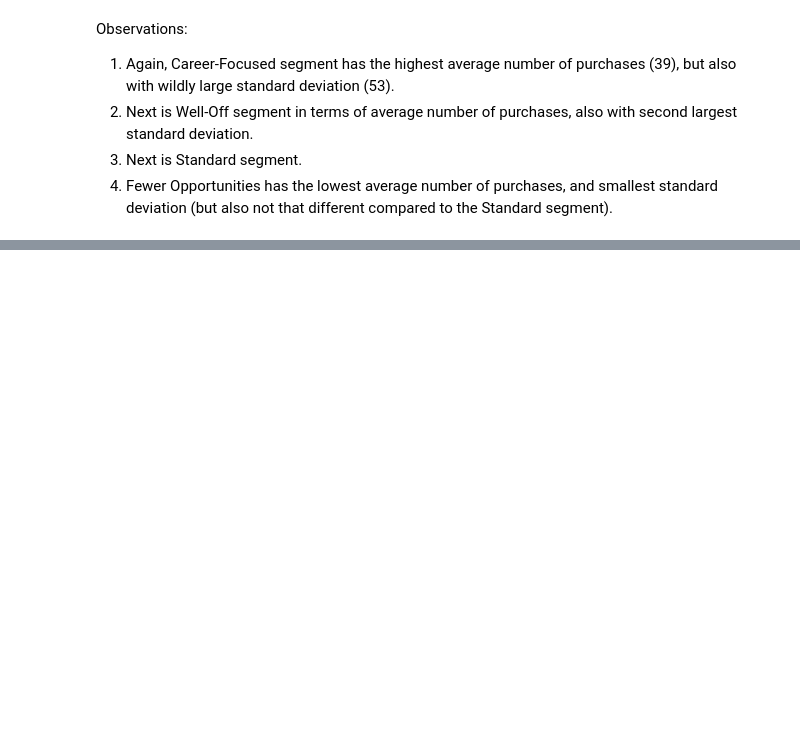
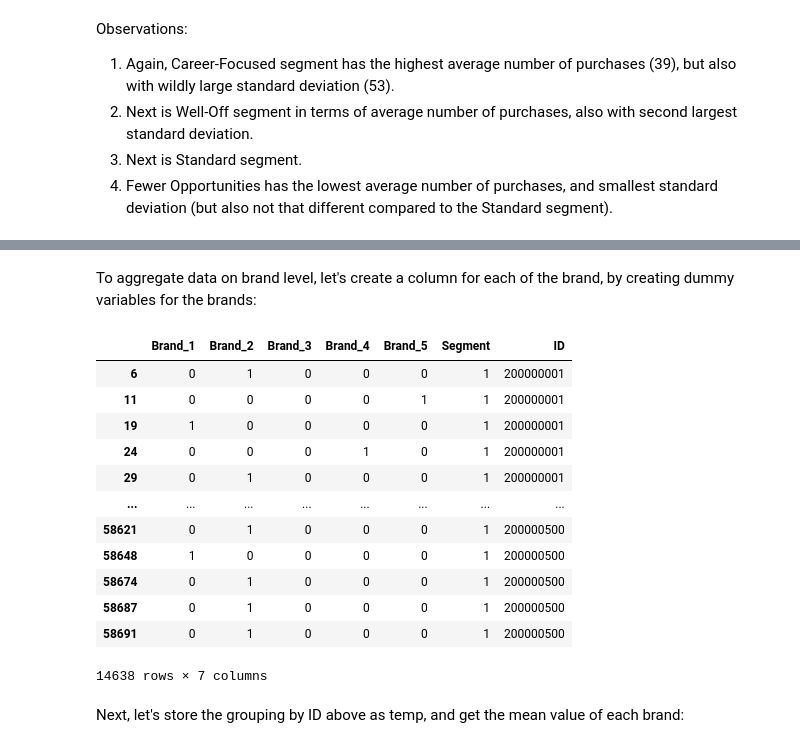
Before and after one commit to mihnguyen/udemy-customer-analytics, a Jupyter notebook: purchase-prediction/notebook_Purchase_Prediction.ipynb, the cells around one changed output, grey strips where cells are left out. Drawn from its saved outputs; the diff is of its cells as text; code cells hidden in the pictures; blank space fills up the shorter version.

```diff
--- a/purchase-prediction/notebook_Purchase_Prediction.ipynb
+++ b/purchase-prediction/notebook_Purchase_Prediction.ipynb
@@ -354,0 +363,22 @@ Observations:
+# %% [markdown]
+To aggregate data on brand level, let's create a column for each of the brand, by creating dummy variables for the brands:
+# %%
+brand_dummies = pd.get_dummies(df_purchase_cnt['Brand'], prefix = 'Brand', prefix_sep = '_')
+brand_dummies['Segment'], brand_dummies['ID'] = df_purchase_cnt['Segment'], df_purchase_cnt['ID']  # left side: grouped by segment first, then ID – check this again to fully understand
+brand_dummies
+# %% [output]
+|  | Brand_1 | Brand_2 | Brand_3 | Brand_4 | Brand_5 | Segment | ID |
+| 6 | 0 | 1 | 0 | 0 | 0 | 1 | 200000001 |
+| 11 | 0 | 0 | 0 | 0 | 1 | 1 | 200000001 |
+| 19 | 1 | 0 | 0 | 0 | 0 | 1 | 200000001 |
+| 24 | 0 | 0 | 0 | 1 | 0 | 1 | 200000001 |
+| 29 | 0 | 1 | 0 | 0 | 0 | 1 | 200000001 |
+| ... | ... | ... | ... | ... | ... | ... | ... |
+| 58621 | 0 | 1 | 0 | 0 | 0 | 1 | 200000500 |
+| 58648 | 1 | 0 | 0 | 0 | 0 | 1 | 200000500 |
+| 58674 | 0 | 1 | 0 | 0 | 0 | 1 | 200000500 |
+| 58687 | 0 | 1 | 0 | 0 | 0 | 1 | 200000500 |
+| 58691 | 0 | 1 | 0 | 0 | 0 | 1 | 200000500 |
+14638 rows × 7 columns
+# %% [markdown]
+Next, let's store the grouping by ID above as temp, and get the mean value of each brand:
```
Also changed, not shown: parts of 9 cells of this notebook.
